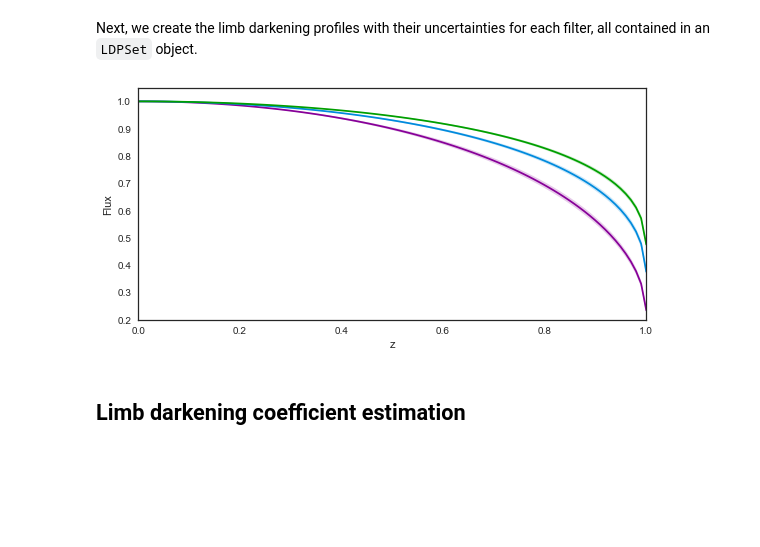
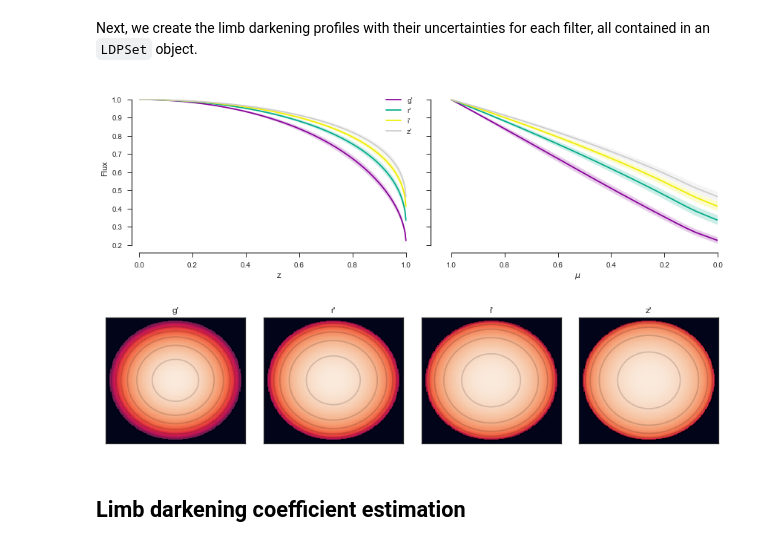
Before and after one commit to hpparvi/ldtk, a Jupyter notebook: notebooks/01_Example_basics.ipynb, the cells around one changed output. Drawn from its saved outputs; the diff is of its cells as text; code cells hidden in the pictures; blank space fills up the shorter version.

Commit message:
Updated the basic example notebook.

```diff
--- a/notebooks/01_Example_basics.ipynb
+++ b/notebooks/01_Example_basics.ipynb
@@ -6,7 +6,8 @@ This first example covers the basics of LDTk. We learn how to set up filters, ho
 %pylab inline
 from IPython.display import display, Latex
 import seaborn as sb
-sb.set_style('white')
+sb.set_context('notebook')
+sb.set_style('ticks')
 # %% [output]
 Populating the interactive namespace from numpy and matplotlib
 # %% [markdown]
@@ -20,7 +18,8 @@ filters = [BoxcarFilter('a',450,550),
 # %% [markdown]
 First, we initialise a ``LDPSetCreator`` with the stellar parameter estimates and our filter set. This may take some time, since we also need to download the necessary model spectra to a local cache directory (can be several hundreds of MB).
 # %%
-sc = LDPSetCreator(teff=(5400,50), logg=(4.5,0.1), z=(0.25,0.05), filters=filters)
+sc = LDPSetCreator(teff=(5500,100), logg=(4.5,0.2), z=(0.25,0.05),
+                   filters=[sdss_g, sdss_r, sdss_i, sdss_z])
 # %% [markdown]
 Next, we create the limb darkening profiles with their uncertainties for each filter, all contained in an ``LDPSet`` object.
 # %%
@@ -29,15 +28,37 @@ ps.resample_linear_z()
 # %%
-cp = cm.spectral(linspace(0.1,1.0,6))
-
-fig,ax = subplots(1,1,figsize=(8,4), sharey=False)
-for i in range(ps._nfilters)[:5]:
-    c = cp[i]
-    ax.fill_between(ps._z, ps._mean[i]-3*ps._std[i], ps._mean[i]+3*ps._std[i], facecolor=c, alpha=0.2)
-    ax.plot(ps._z, ps._mean[i], '-', c=c)
-setp(ax, xlim=(0,1), ylim=(0.2,1.05), xlabel='z', ylabel='Flux')
+cp = cm.spectral(linspace(0.1,1.0,4))
+fig,ax = subplots(1, 2, figsize=(12,4), sharey=True)
+for i in range(ps._nfilters):
+    ax[0].fill_between(ps._z, ps._mean[i]-3*ps._std[i], ps._mean[i]+3*ps._std[i],
+                    facecolor=cp[i], alpha=0.2)
+    ax[0].plot(ps._z, ps._mean[i], '-', c=cp[i], label=ps._filters[i])
+    ax[1].fill_between(ps._mu, ps._mean[i]-3*ps._std[i], ps._mean[i]+3*ps._std[i],
+                    facecolor=cp[i], alpha=0.2)
+    ax[1].plot(ps._mu, ps._mean[i], '-', c=cp[i], label=ps._filters[i])
+ax[0].legend()
+setp(ax[0], xlim=(0,1.05), ylim=(0.2,1.05), xlabel='z', ylabel='Flux')
+setp(ax[1], xlim=(1.05,0), ylim=(0.2,1.05), xlabel='$\mu$')
+sb.despine(fig, offset=10, trim=True)
+setp(ax[1].get_yticklabels(), visible=False)
 fig.tight_layout()
 # %% [output]
-[figure, old version]
+[figure, new version]
+# %%
+x,y = meshgrid(linspace(-1.05, 1.05, 150), linspace(-1.05, 1.05, 150))
+r = sqrt(x**2+y**2)
+
+profiles = ps.profile_averages
+fig, axs = subplots(1, 4, figsize=(12,3), sharex=True, sharey=True)
+for i,ldp in enumerate(profiles):
+    axs.flat[i].imshow(interp(r, ps._z, ldp, left=0, right=0),
+                       vmin=0, vmax=1, aspect='auto', extent=(-1.05,1.05,-1.05,1.05))
+    axs.flat[i].contour(x, y, interp(r, ps._z, ldp, left=0, right=0), colors='k', alpha=0.15,
+                        levels=[0.0, 0.25, 0.4, 0.55, 0.65, 0.75, 0.85, 0.95, 1])
+    axs.flat[i].set_title(ps._filters[i])
+setp(axs, xticks=[], yticks=[])
+fig.tight_layout()
+# %% [output]
+[figure, added]
 # %% [markdown]
 ## Limb darkening coefficient estimation
 # %% [markdown]
```
Also changed, not shown: parts of 9 cells of this notebook.
